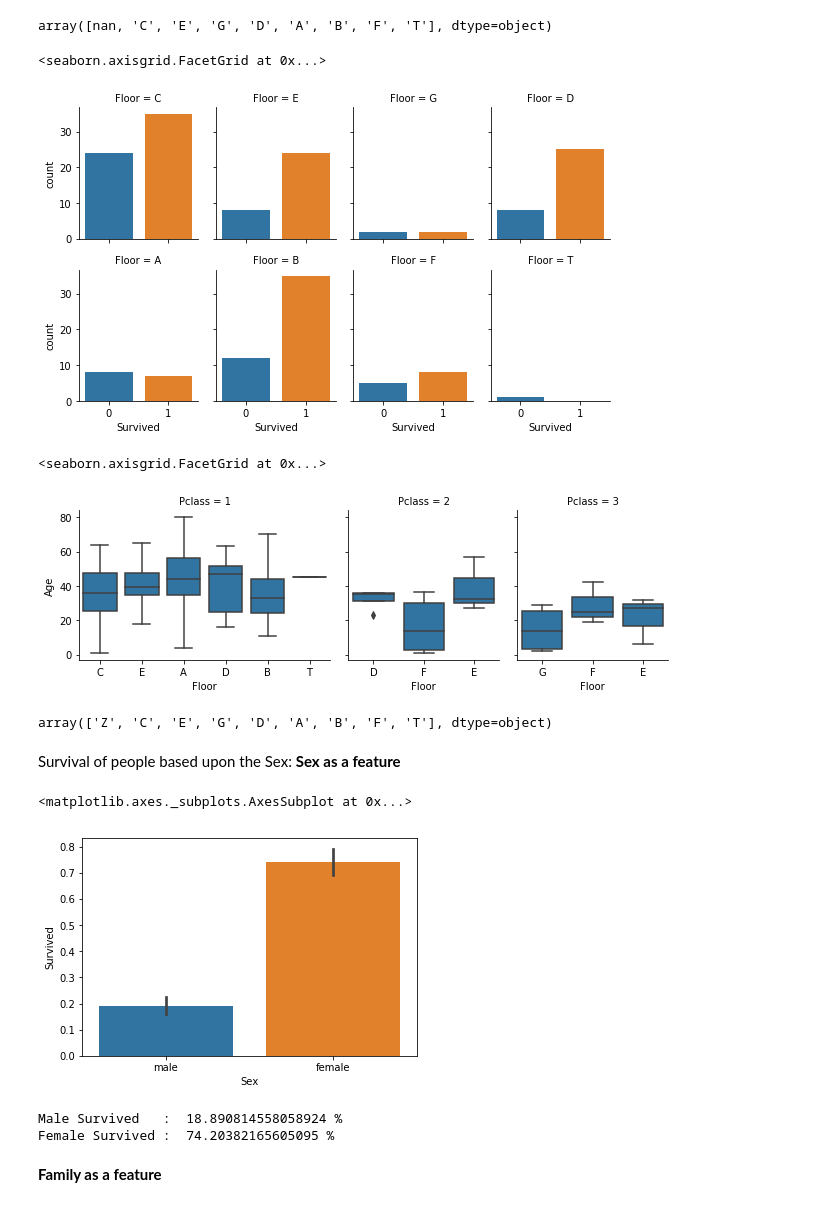
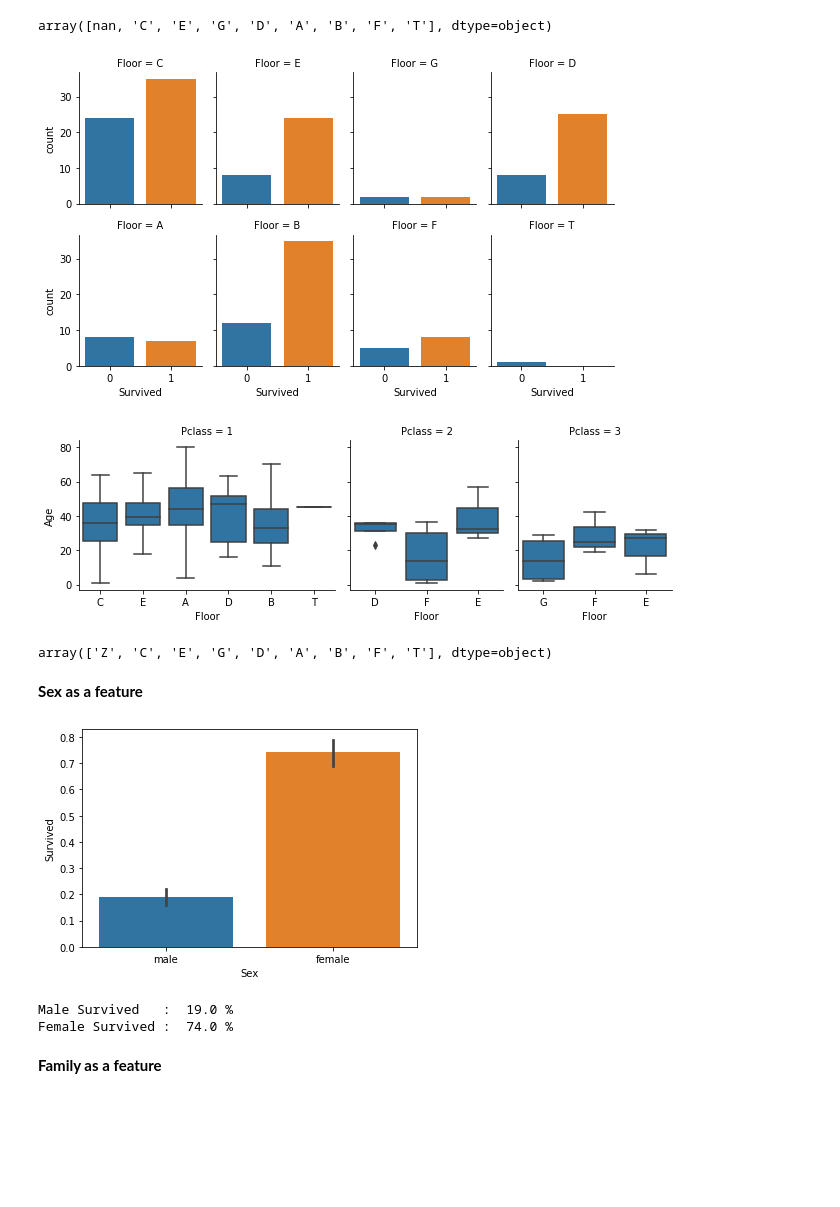
Before and after one commit to yesdeepakmittal/machine-learning-python-app, a Jupyter notebook: Titanic_updated.ipynb, the cells around one changed output. Drawn from its saved outputs; the diff is of its cells as text; code cells hidden in the pictures; blank space fills up the shorter version.

```diff
--- a/Titanic_updated.ipynb
+++ b/Titanic_updated.ipynb
@@ -257,19 +253,17 @@ titanic_test['Floor'].unique()
 # %% [output]
 array([nan, 'C', 'E', 'G', 'D', 'A', 'B', 'F', 'T'], dtype=object)
 # %%
-sns.catplot("Survived", col="Floor", col_wrap=4,
+g = sns.catplot("Survived", col="Floor", col_wrap=4,
                     data=titanic_train[titanic_train.Floor.notnull()],
                     kind="count", height=2.5, aspect=.8)
 # %% [output]
-<seaborn.axisgrid.FacetGrid at 0x...>
-[figure, old version]
+[figure, new version]
 # %%
 g = sns.FacetGrid(titanic_train, col="Pclass", sharex=False,
                   gridspec_kws={"width_ratios": [5, 3, 3]})
-g.map(sns.boxplot, "Floor", "Age")
+g = g.map(sns.boxplot, "Floor", "Age")
 # %% [output]
-<seaborn.axisgrid.FacetGrid at 0x...>
-[figure, old version]
+[figure, new version]
 # %%
 titanic_train['Floor'].fillna('Z',inplace=True)
 titanic_test['Floor'].fillna('Z',inplace=True)
@@ -277,18 +271,17 @@ titanic_train['Floor'].unique()
 # %% [output]
 array(['Z', 'C', 'E', 'G', 'D', 'A', 'B', 'F', 'T'], dtype=object)
 # %% [markdown]
-Survival of people based upon the Sex: **Sex as a feature**
+**Sex as a feature**
 # %%
-sns.barplot(x='Sex',y='Survived',data=titanic_train)
+g = sns.barplot(x='Sex',y='Survived',data=titanic_train)
 # %% [output]
-<matplotlib.axes._subplots.AxesSubplot at 0x...>
-[figure, old version]
+[figure, new version]
 # %%
-print('Male Survived   : ',titanic_train['Survived'][titanic_train['Sex']=='male'].value_counts(normalize=True)[1]*100,'%')
-print('Female Survived : ',titanic_train['Survived'][titanic_train['Sex']=='female'].value_counts(normalize=True)[1]*100,'%')
+print('Male Survived   : ',round(titanic_train['Survived'][titanic_train['Sex']=='male'].value_counts(normalize=True),2)[1]*100,'%')
+print('Female Survived : ',round(titanic_train['Survived'][titanic_train['Sex']=='female'].value_counts(normalize=True),2)[1]*100,'%')
 # %% [output]
-Male Survived   :  18.890814558058924 %
-Female Survived :  74.20382165605095 %
+Male Survived   :  19.0 %
+Female Survived :  74.0 %
 # %% [markdown]
 **Family as a feature**
 # %%
```
Also changed, not shown: parts of 7 cells of this notebook.
